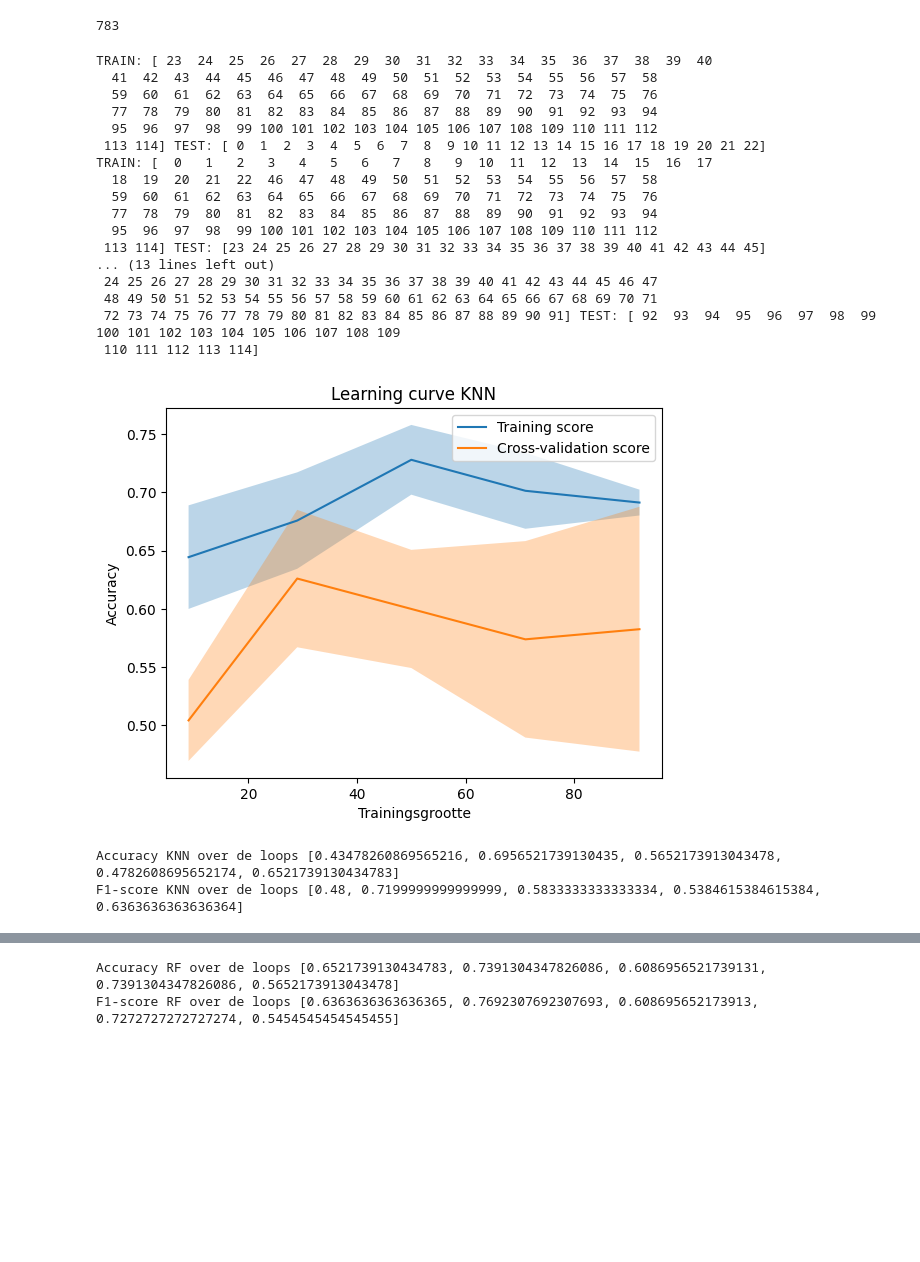
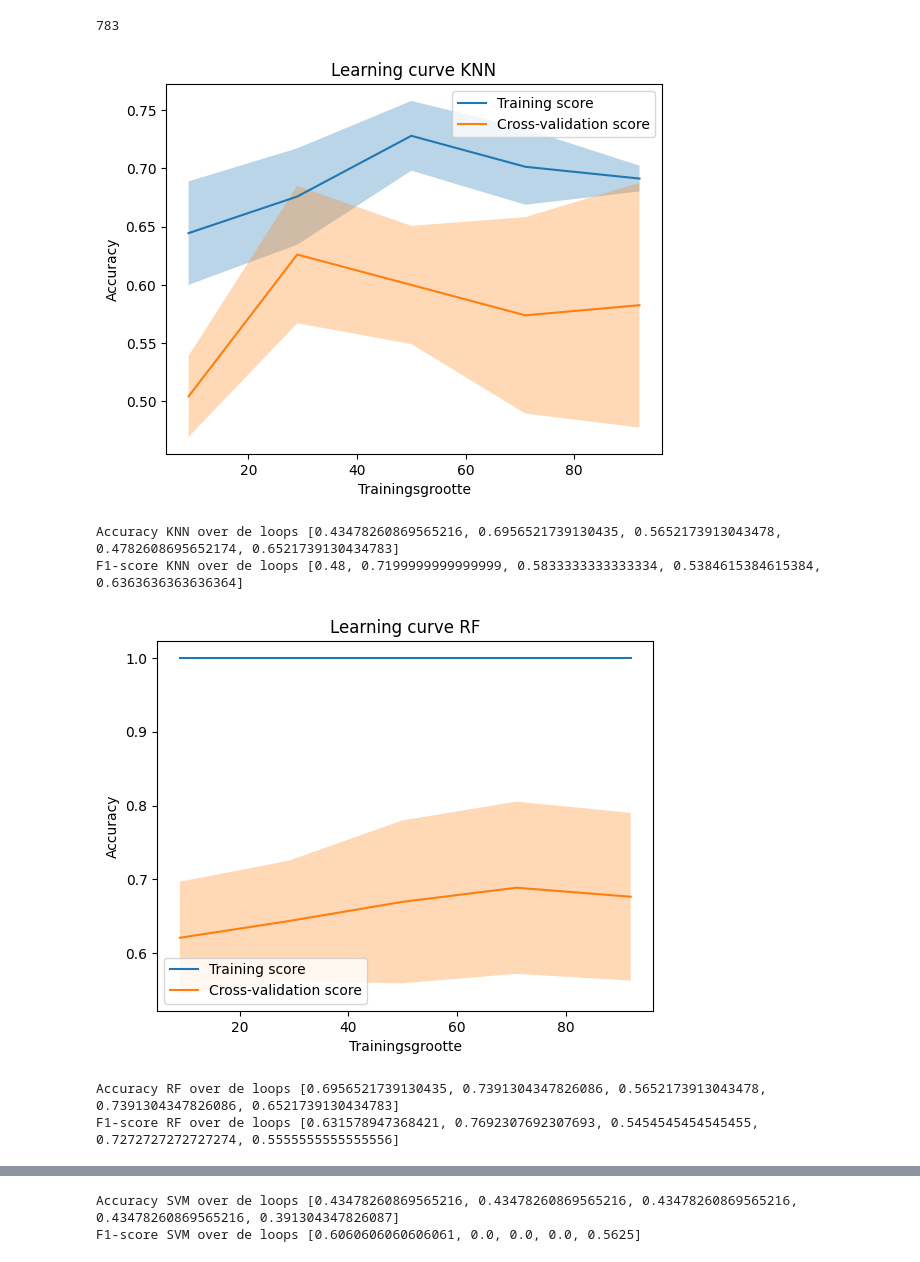
Before and after one commit to Fahbax/TM10007_group_13, a Jupyter notebook: project.ipynb, the cells around one changed output, grey strips where cells are left out. Saved outputs shown, nothing was run; the diff lists cells and outputs as text; code cells hidden in the pictures; blank space fills up the shorter version.

```diff
--- a/project.ipynb
+++ b/project.ipynb
@@ -97,6 +102,10 @@ from sklearn.ensemble import RandomForestClassifier
 from sklearn import svm
 import numpy as np
 import matplotlib.pyplot as plt
+from sklearn.linear_model import LogisticRegression
+from sklearn.pipeline import Pipeline
+from sklearn.preprocessing import StandardScaler
+
 KNN_acc = []
 KNN_f1 = []
 KNN_train_mean = []
@@ -119,7 +128,7 @@ SVM_test_std= []
 kf = KFold(n_splits=5) # Define the split - into 2 folds
 kf.get_n_splits(data.index) # returns the number of splitting iterations in the cross-validator
 for train_index, test_index in kf.split(data):
-    print('TRAIN:', train_index, 'TEST:', test_index)
+    #print('TRAIN:', train_index, 'TEST:', test_index)
     data_train, data_test = data.iloc[train_index], data.iloc[test_index]
     X_train = data_train.drop('label', axis=1)
     label_train = data_train['label']
@@ -152,8 +161,14 @@ for train_index, test_index in kf.split(data):
     #Random forest
     model = RandomForestClassifier()
     model.fit(X_train, label_train)
+    #L1 regularization
+    lr_clf = LogisticRegression(penalty='l1', solver='liblinear', random_state=42, C=0.1)
+    pipe = Pipeline([('scaler', StandardScaler()), ('clf', lr_clf)])
+    model.fit(X_train, label_train)
+    pipe.fit(model.apply(X_train), label_train)
+    label_pred = pipe.predict(model.apply(X_test))
     # Maak een voorspelling met het model
-    label_pred = model.predict(X_test)
+    #label_pred = model.predict(X_test)
     # Bereken de nauwkeurigheid van het model
     accuracy = accuracy_score(label_test, label_pred)
     RF_acc.append(accuracy)
@@ -222,50 +237,36 @@ plt.fill_between(RF_train_sizes, RF_train_mean_mean - RF_train_mean_std, RF_trai
 plt.fill_between(RF_train_sizes, RF_test_mean_mean - RF_test_mean_std, RF_test_mean_mean + RF_test_mean_std, alpha=0.3)
 plt.title('Learning curve RF')
 plt.xlabel('Trainingsgrootte')
 plt.ylabel('Accuracy')
 plt.legend(loc='best')
 plt.show()
 
 print(f'Accuracy RF over de loops {RF_acc}')
 print(f'F1-score RF over de loops {RF_f1}')
 
 # Plotten van de learning curve SVM
 SVM_train_mean_mean = np.mean(SVM_train_mean, axis=0)
 SVM_train_mean_std = np.mean(SVM_train_std, axis=0)
 SVM_test_mean_mean = np.mean(SVM_test_mean, axis=0)
 SVM_test_mean_std = np.mean(SVM_test_std, axis=0)
 
 plt.figure()
 plt.plot(SVM_train_sizes, SVM_train_mean_mean,  label="Training score")
 plt.plot(SVM_train_sizes, SVM_test_mean_mean, label="Cross-validation score")
 plt.fill_between(SVM_train_sizes, SVM_train_mean_mean - SVM_train_mean_std, SVM_train_mean_mean + SVM_train_mean_std, alpha=0.3)
 plt.fill_between(SVM_train_sizes, SVM_test_mean_mean - SVM_test_mean_std, SVM_test_mean_mean + SVM_test_mean_std, alpha=0.3)
 plt.title('Learning curve SVM')
 plt.xlabel('Trainingsgrootte')
 plt.ylabel('Accuracy')
 plt.legend(loc='best')
 plt.show()
 
 print(f'Accuracy SVM over de loops {SVM_acc}')
 print(f'F1-score SVM over de loops {SVM_f1}')
 # %% [output]
+[figure]
-TRAIN: [ 23  24  25  26  27  28  29  30  31  32  33  34  35  36  37  38  39  40
-  41  42  43  44  45  46  47  48  49  50  51  52  53  54  55  56  57  58
-  59  60  61  62  63  64  65  66  67  68  69  70  71  72  73  74  75  76
-  77  78  79  80  81  82  83  84  85  86  87  88  89  90  91  92  93  94
-  95  96  97  98  99 100 101 102 103 104 105 106 107 108 109 110 111 112
- 113 114] TEST: [ 0  1  2  3  4  5  6  7  8  9 10 11 12 13 14 15 16 17 18 19 20 21 22]
-TRAIN: [  0   1   2   3   4   5   6   7   8   9  10  11  12  13  14  15  16  17
-  18  19  20  21  22  46  47  48  49  50  51  52  53  54  55  56  57  58
-  59  60  61  62  63  64  65  66  67  68  69  70  71  72  73  74  75  76
-  77  78  79  80  81  82  83  84  85  86  87  88  89  90  91  92  93  94
-  95  96  97  98  99 100 101 102 103 104 105 106 107 108 109 110 111 112
- 113 114] TEST: [23 24 25 26 27 28 29 30 31 32 33 34 35 36 37 38 39 40 41 42 43 44 45]
-... (13 lines left out)
- 24 25 26 27 28 29 30 31 32 33 34 35 36 37 38 39 40 41 42 43 44 45 46 47
- 48 49 50 51 52 53 54 55 56 57 58 59 60 61 62 63 64 65 66 67 68 69 70 71
- 72 73 74 75 76 77 78 79 80 81 82 83 84 85 86 87 88 89 90 91] TEST: [ 92  93  94  95  96  97  98  99 100 101 102 103 104 105 106 107 108 109
- 110 111 112 113 114]
+Accuracy KNN over de loops [0.43478260869565216, 0.6956521739130435, 0.5652173913043478, 0.4782608695652174, 0.6521739130434783]
+F1-score KNN over de loops [0.48, 0.7199999999999999, 0.5833333333333334, 0.5384615384615384, 0.6363636363636364]
-[figure]
+[figure, new version]
-Accuracy KNN over de loops [0.43478260869565216, 0.6956521739130435, 0.5652173913043478, 0.4782608695652174, 0.6521739130434783]
-F1-score KNN over de loops [0.48, 0.7199999999999999, 0.5833333333333334, 0.5384615384615384, 0.6363636363636364]
+Accuracy RF over de loops [0.6956521739130435, 0.7391304347826086, 0.5652173913043478, 0.7391304347826086, 0.6521739130434783]
+F1-score RF over de loops [0.631578947368421, 0.7692307692307693, 0.5454545454545455, 0.7272727272727274, 0.5555555555555556]
@@ -273,2 +274,2 @@ F1-score KNN over de loops [0.48, 0.7199999999999999, 0.5833333333333334, 0.5384
-Accuracy RF over de loops [0.6521739130434783, 0.7391304347826086, 0.6086956521739131, 0.7391304347826086, 0.5652173913043478]
-F1-score RF over de loops [0.6363636363636365, 0.7692307692307693, 0.608695652173913, 0.7272727272727274, 0.5454545454545455]
+Accuracy SVM over de loops [0.43478260869565216, 0.43478260869565216, 0.43478260869565216, 0.43478260869565216, 0.391304347826087]
+F1-score SVM over de loops [0.6060606060606061, 0.0, 0.0, 0.0, 0.5625]
```
Also changed, not shown: parts of 2 cells of this notebook.
